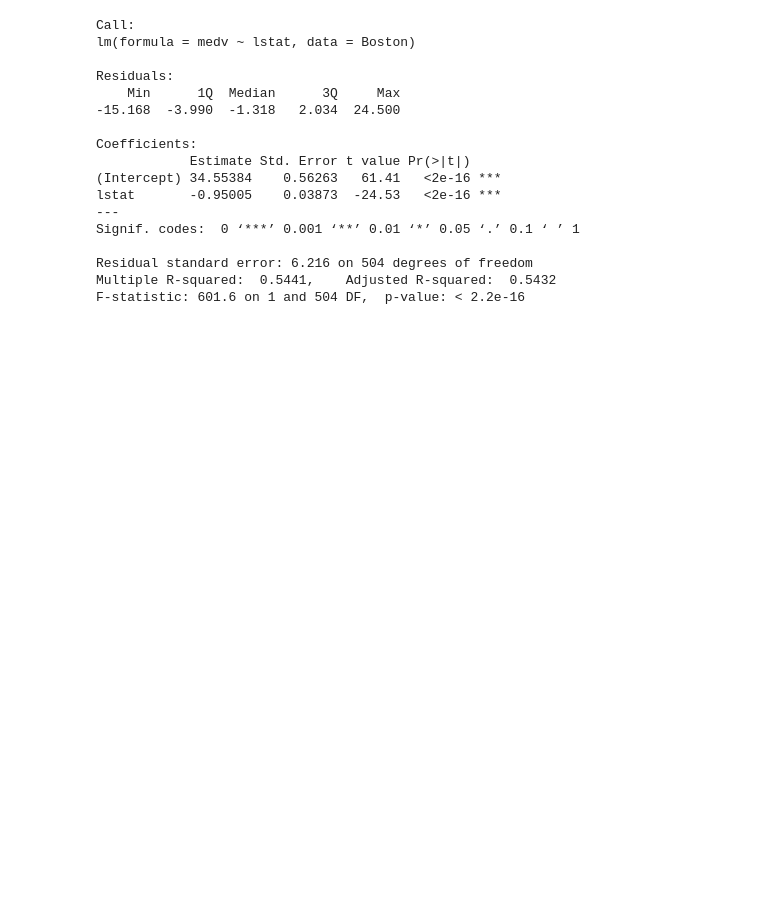
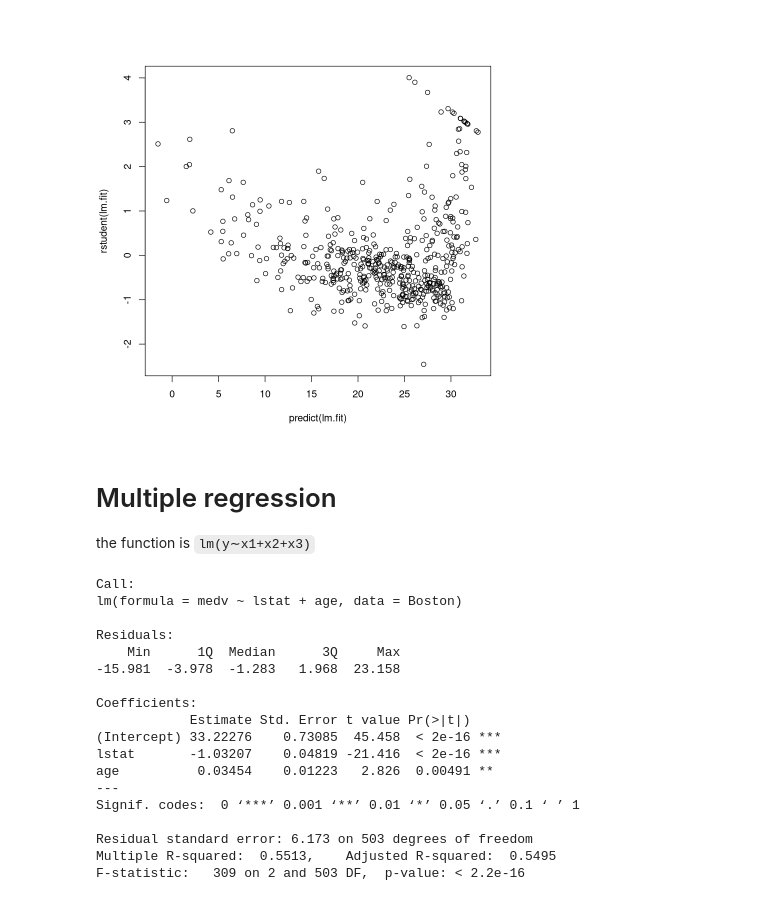
Before and after one commit to TinyAtoms/old_MLstuff, a Jupyter notebook: ISLR/notebooks/3.6.2.R.ipynb, the cells around one changed output. Cells and saved outputs as stored; diff of their text form; code cells hidden in the pictures; blank space fills up the shorter version.

Commit message:
added old data

```diff
--- a/ISLR/notebooks/3.6.2.R.ipynb
+++ b/ISLR/notebooks/3.6.2.R.ipynb
@@ -24,21 +109,29 @@ Belsley D.A., Kuh, E. and Welsch, R.E. (1980) Regression Diagnostics. Identifyin
+# %%
+plot(predict(lm.fit), rstudent(lm.fit))
+# %% [output]
+[figure, added]
+# %% [markdown]
+# Multiple regression
+the function is `lm(y∼x1+x2+x3)`
 # %%
-lm.fit = lm(medv~lstat, data=Boston)
-summary(lm.fit)
+model = lm(medv~lstat+age, data=Boston)
+summary(model)
 # %% [output]
 Call:
-lm(formula = medv ~ lstat, data = Boston)
+lm(formula = medv ~ lstat + age, data = Boston)
 
 Residuals:
     Min      1Q  Median      3Q     Max
--15.168  -3.990  -1.318   2.034  24.500
+-15.981  -3.978  -1.283   1.968  23.158
 
 Coefficients:
             Estimate Std. Error t value Pr(>|t|)
-(Intercept) 34.55384    0.56263   61.41   <2e-16 ***
-lstat       -0.95005    0.03873  -24.53   <2e-16 ***
+(Intercept) 33.22276    0.73085  45.458  < 2e-16 ***
+lstat       -1.03207    0.04819 -21.416  < 2e-16 ***
+age          0.03454    0.01223   2.826  0.00491 **
 ---
 Signif. codes:  0 ‘***’ 0.001 ‘**’ 0.01 ‘*’ 0.05 ‘.’ 0.1 ‘ ’ 1
 
-Residual standard error: 6.216 on 504 degrees of freedom
-Multiple R-squared:  0.5441,    Adjusted R-squared:  0.5432
-F-statistic: 601.6 on 1 and 504 DF,  p-value: < 2.2e-16
+Residual standard error: 6.173 on 503 degrees of freedom
+Multiple R-squared:  0.5513,    Adjusted R-squared:  0.5495
+F-statistic:   309 on 2 and 503 DF,  p-value: < 2.2e-16
```
Also changed, not shown: parts of 22 cells of this notebook, 4 other files.
